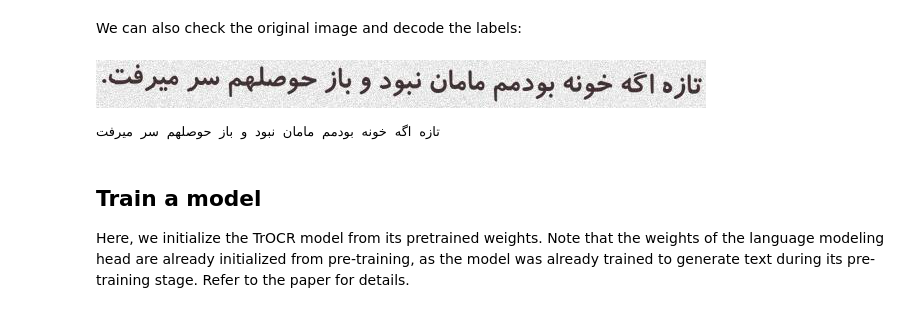
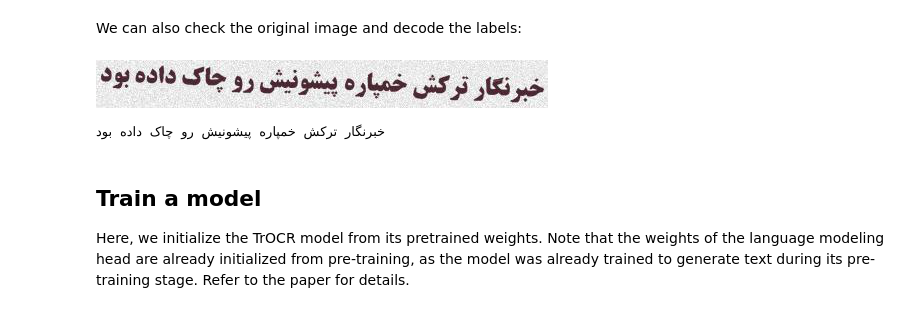
Before and after one commit to hezarai/experiments, a Jupyter notebook: trocr/trocr-lscp-1m-training.ipynb, the cells around one changed output. Saved outputs shown, nothing was run; the diff lists cells and outputs as text; code cells hidden in the pictures.

```diff
--- a/trocr/trocr-lscp-1m-training.ipynb
+++ b/trocr/trocr-lscp-1m-training.ipynb
@@ -99,8 +99,8 @@ from transformers import TrOCRProcessor, AutoTokenizer
 processor = TrOCRProcessor.from_pretrained("microsoft/trocr-base-stage1", size=224)
 tokenizer = AutoTokenizer.from_pretrained(decoder_path)
 processor.tokenizer = tokenizer
-train_dataset = LSCPSynthDataset(root_dir='bw/', df=train_df, processor=processor)
-eval_dataset = LSCPSynthDataset(root_dir='bw/', df=test_df, processor=processor)
+train_dataset = LSCPSynthDataset(root_dir=data_path, df=train_df, processor=processor)
+eval_dataset = LSCPSynthDataset(root_dir=data_path, df=test_df, processor=processor)
 # %% [output]
 Could not find image processor class in the image processor config or the model config. Loading based on pattern matching with the model's feature extractor configuration.
 # %%
@@ -121,17 +121,17 @@ labels torch.Size([128])
 # %% [markdown]
 We can also check the original image and decode the labels:
 # %%
-image = Image.open(train_dataset.root_dir + train_df['file_name'][0]).convert("RGB")
+image = Image.open(os.path.join(train_dataset.root_dir, train_df['file_name'][0])).convert("RGB")
 image
 # %% [output]
-[figure, old version]
+[figure, new version]
 # %%
 labels = encoding['labels']
 labels[labels == -100] = processor.tokenizer.pad_token_id
 label_str = processor.decode(labels, skip_special_tokens=True)
 print(label_str)
 # %% [output]
-تازه اگه خونه بودمم مامان نبود و باز حوصلهم سر میرفت
+خبرنگار ترکش خمپاره پیشونیش رو چاک داده بود
 # %% [markdown]
 ## Train a model
 
```
Also changed, not shown: 1 other file.
